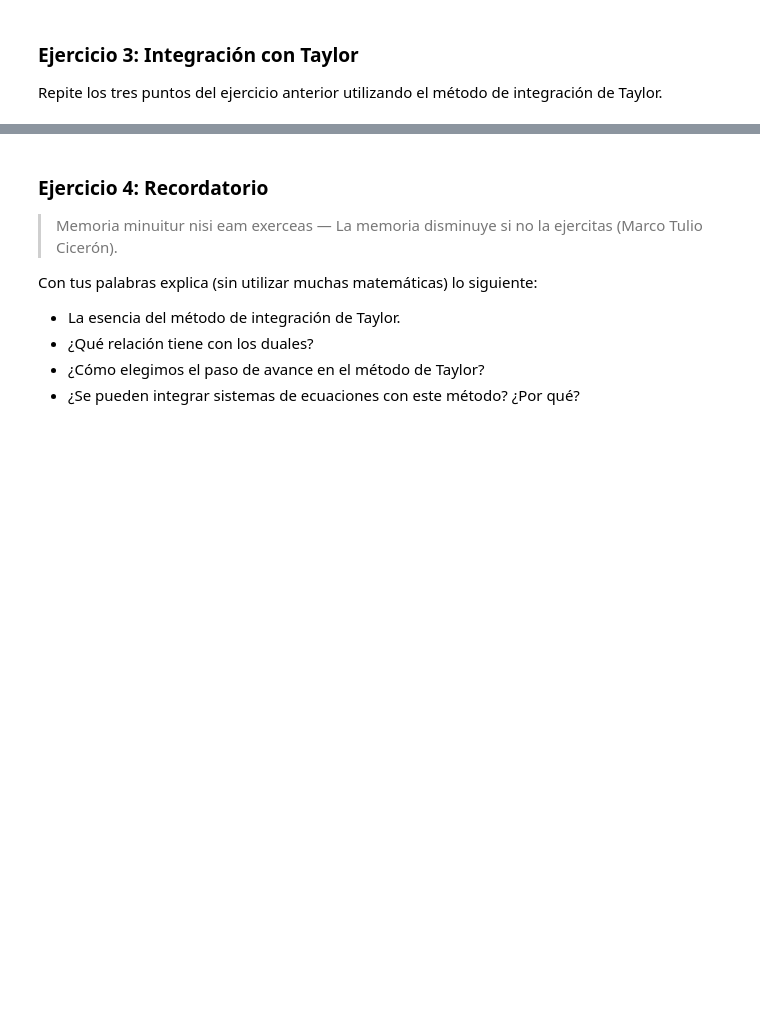
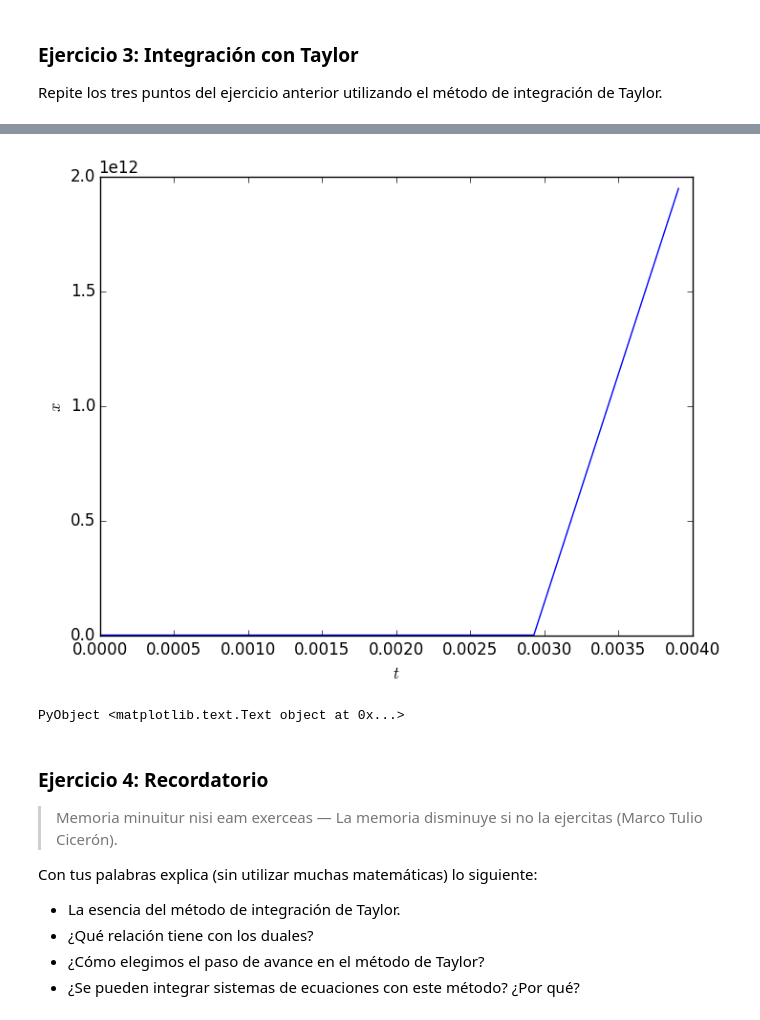
Before and after one commit to lbenet/2016-1_TemasSelectosFisComp, a Jupyter notebook: tareas/Ceboc/3-EjerciciosTaylor.ipynb, the cells around one changed output, grey strips where cells are left out. Cells and saved outputs as stored; diff of their text form; code cells hidden in the pictures; blank space fills up the shorter version.

Commit message:
Se avanzó con la tarea, primera prueba de Taylor

```diff
--- a/tareas/Ceboc/3-EjerciciosTaylor.ipynb
+++ b/tareas/Ceboc/3-EjerciciosTaylor.ipynb
@@ -306,0 +369,9 @@ Repite los tres puntos del ejercicio anterior utilizando el método de integraci
+# %%
+function nuevax(coefs, h)
+    n=length(coefs)
+    m=0
+    for i in 1:n
+        m+=coefs[i]*h^(i-1)
+    end
+    return m
+end
@@ -306,0 +384,8 @@ Repite los tres puntos del ejercicio anterior utilizando el método de integraci
+# %%
+function tempo(ϵ,to,tf)
+    t=Float64[]
+    for i in to:ϵ:tf
+        push!(t,i)
+    end
+    return t
+end
@@ -306,0 +394,12 @@ Repite los tres puntos del ejercicio anterior utilizando el método de integraci
+# %%
+function taylor(g0,k,ϵ,to,tf)
+    tempos = tempo(ϵ,to,tf);
+    equis = Float64[g0]
+    for i in 1:(length(tempos)-1)
+        cofs=coeftay(g0,k);
+        h=hache(cofs,ϵ);
+        g0 = nuevax(cofs,h*(i-1))
+        push!(equis, g0)
+    end
+    return [tempos equis]
+end
@@ -306,0 +408,2 @@ Repite los tres puntos del ejercicio anterior utilizando el método de integraci
+# %%
+grafs=taylor(1,30,1/(2^10),0,1)
@@ -307,3 +428,10 @@ Repite los tres puntos del ejercicio anterior utilizando el método de integraci
+# %%
+plot(grafs[:,1],grafs[:,2])
+xlabel(L"t")
+ylabel(L"x")
+# %% [output]
+[figure, added]
+PyObject <matplotlib.text.Text object at 0x...>
 # %% [markdown]
 ### Ejercicio 4: Recordatorio
 
```
Also changed, not shown: parts of 12 cells of this notebook.
